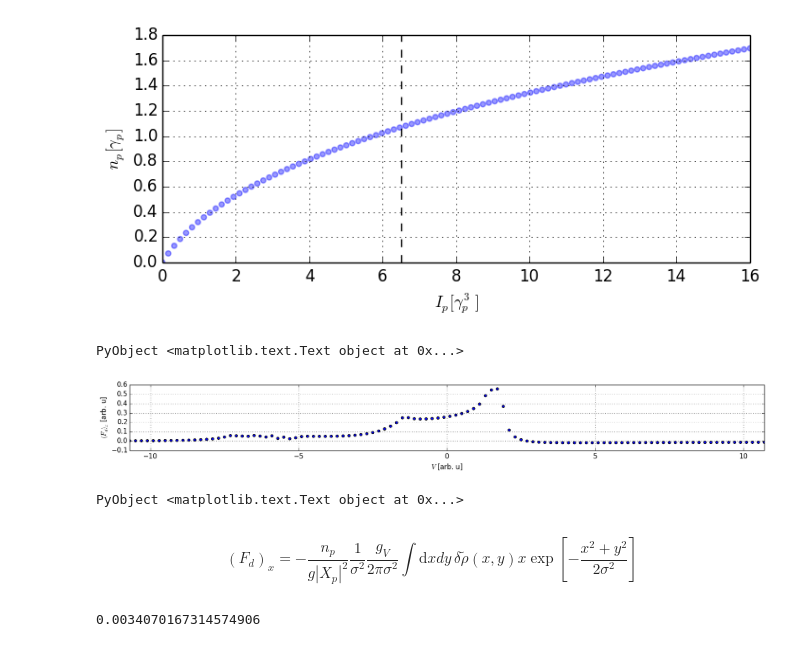
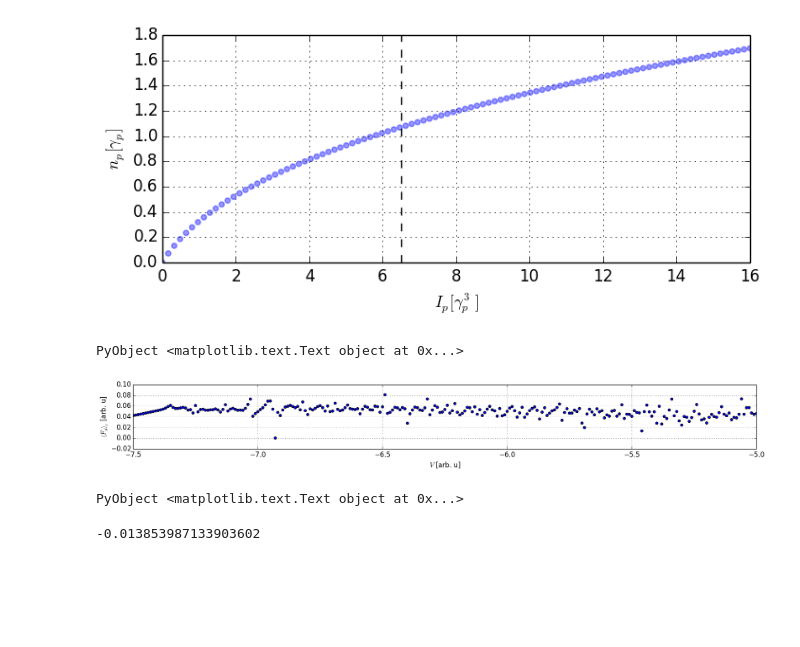
Before and after one commit to berceanu/notebooks, a Jupyter notebook: julia/1pump-responsef-simplified.ipynb, the cells around one changed output. Drawn from its saved outputs; the diff is of its cells as text; code cells hidden in the pictures; blank space fills up the shorter version.

```diff
--- a/julia/1pump-responsef-simplified.ipynb
+++ b/julia/1pump-responsef-simplified.ipynb
@@ -86,26 +86,24 @@ ax[:set_ylabel](L"$n_p [\gamma_p]$")
 [figure]
 PyObject <matplotlib.text.Text object at 0x...>
 # %%
-velo = -10.7:0.2:10.7;
+velo = -7.5:0.01:-5
 dragvel = [drag(sbox; V=[0., vx]) for vx in velo];
 # %%
 fig, ax = plt.subplots(figsize=(20, 2))
 ax[:scatter](velo, dragvel)
 ax[:grid]()
-ax[:set_xlim](-10.7, 10.7)
+ax[:set_xlim](-7.5, -5)
 ax[:set_xlabel](L"$V$ [arb. u]")
 ax[:set_ylabel](L"$\left(F_{d}\right)_{x}$ [arb. u]")
 # %% [output]
-[figure, old version]
+[figure, new version]
 PyObject <matplotlib.text.Text object at 0x...>
-# %% [markdown]
-$$\left(F_{d}\right)_{x}=-\frac{n_{p}}{g\left|X_{p}\right|^{2}}\frac{1}{\sigma^2}\frac{g_{V}}{2\pi\sigma^{2}}\int\mathrm{d}xdy\,\delta\tilde{\rho}(x,y)x\exp\left[-\frac{x^{2}+y^{2}}{2\sigma^{2}}\right]$$
 # %%
-vel = [0., -5.]
+vel = [0., 10.]
 ωV = [-vel[2]*momx for momx in sbox.kx];
 drag(sbox; V=vel)
 # %% [output]
-0.0034070167314574906
+-0.013853987133903602
 # %%
 # calculate response function
 χmat = Complex{Float64}[χ(momy, momx; np=ρp, V=vel) for momy in sbox.ky, momx in sbox.kx];
```
Also changed, not shown: parts of 1 cell of this notebook.
